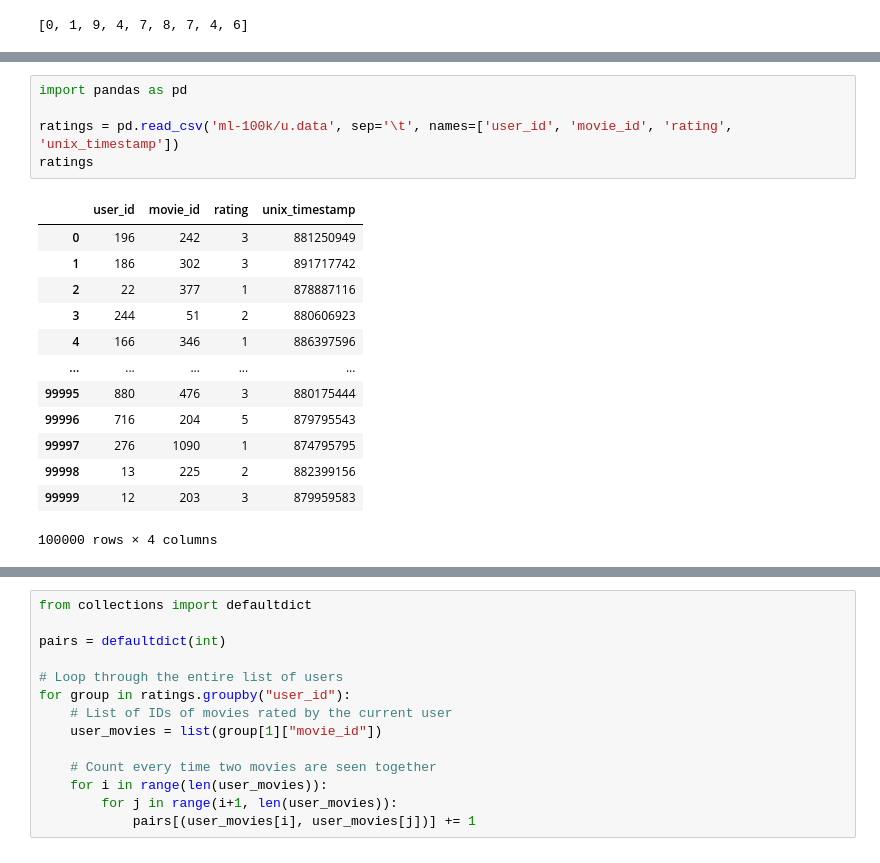
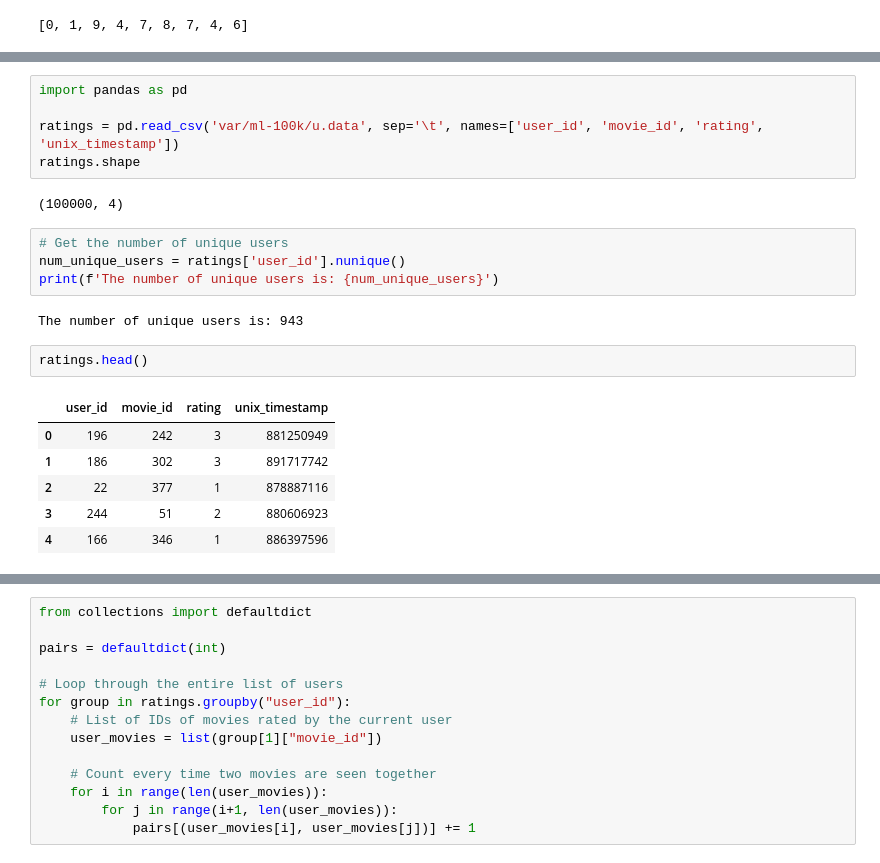
Before and after one commit to GTA-Lab/graph-neural-networks, a Jupyter notebook: notebooks/04-Node2Vec.ipynb, the cells around one changed output, grey strips where cells are left out. Drawn from its saved outputs; the diff is of its cells as text.

```diff
--- a/notebooks/04-Node2Vec.ipynb
+++ b/notebooks/04-Node2Vec.ipynb
@@ -189,20 +269,23 @@ with urlopen(url) as zurl:
 # %%
 import pandas as pd
 
-ratings = pd.read_csv('ml-100k/u.data', sep='\t', names=['user_id', 'movie_id', 'rating', 'unix_timestamp'])
-ratings
+ratings = pd.read_csv('var/ml-100k/u.data', sep='\t', names=['user_id', 'movie_id', 'rating', 'unix_timestamp'])
+ratings.shape
 # %% [output]
-|  | user_id | movie_id | rating | unix_timestamp |
-| 0 | 196 | 242 | 3 | 881250949 |
-| 1 | 186 | 302 | 3 | 891717742 |
-| 2 | 22 | 377 | 1 | 878887116 |
-| 3 | 244 | 51 | 2 | 880606923 |
-| 4 | 166 | 346 | 1 | 886397596 |
-| ... | ... | ... | ... | ... |
-| 99995 | 880 | 476 | 3 | 880175444 |
-| 99996 | 716 | 204 | 5 | 879795543 |
-| 99997 | 276 | 1090 | 1 | 874795795 |
-| 99998 | 13 | 225 | 2 | 882399156 |
-| 99999 | 12 | 203 | 3 | 879959583 |
-100000 rows × 4 columns
+(100000, 4)
+# %%
+# Get the number of unique users
+num_unique_users = ratings['user_id'].nunique()
+print(f'The number of unique users is: {num_unique_users}')
+# %% [output]
+The number of unique users is: 943
+# %%
+ratings.head()
+# %% [output]
+|  | user_id | movie_id | rating | unix_timestamp |
+| 0 | 196 | 242 | 3 | 881250949 |
+| 1 | 186 | 302 | 3 | 891717742 |
+| 2 | 22 | 377 | 1 | 878887116 |
+| 3 | 244 | 51 | 2 | 880606923 |
+| 4 | 166 | 346 | 1 | 886397596 |
 # %%
```
Also changed, not shown: parts of 14 cells of this notebook, 6 other files.
